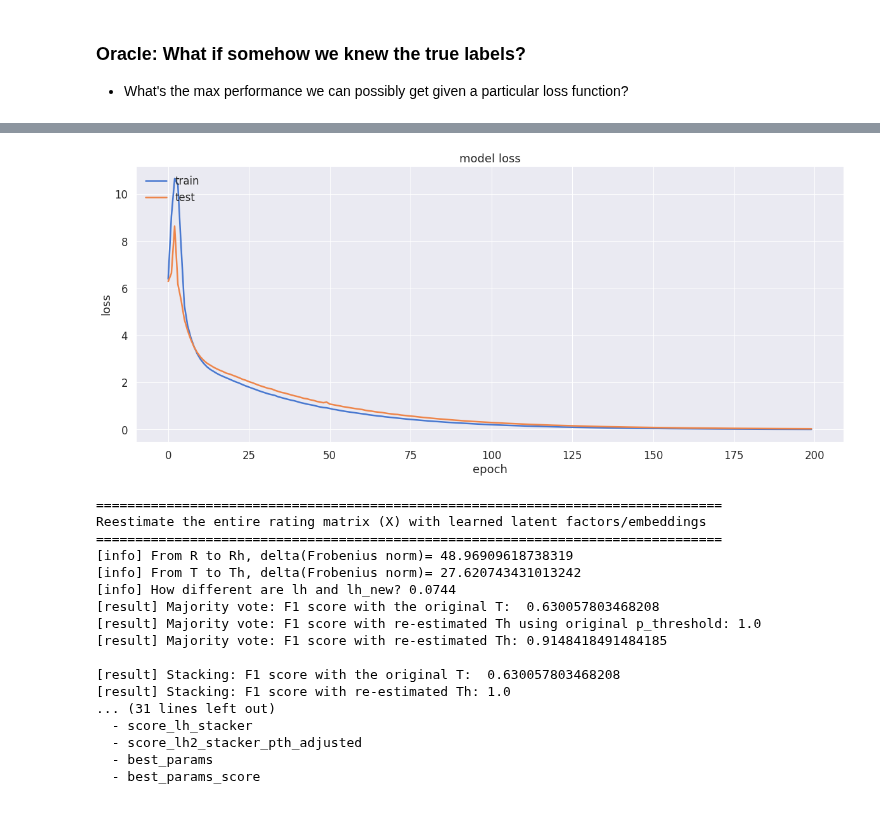
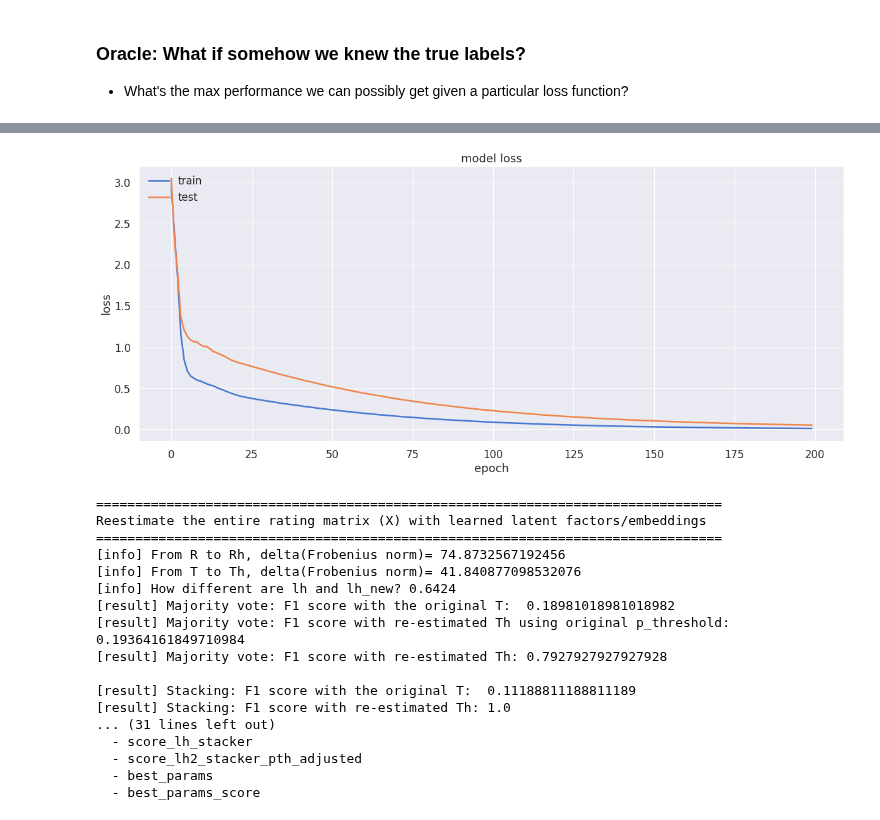
Before and after one commit to pleiadian53/cf_ensemble, a Jupyter notebook: Demo-CF-Stacking-part4.ipynb, the cells around one changed output, grey strips where cells are left out. Drawn from its saved outputs; the diff is of its cells as text; code cells hidden in the pictures.

```diff
--- a/Demo-CF-Stacking-part4.ipynb
+++ b/Demo-CF-Stacking-part4.ipynb
@@ -123,7 +123,7 @@ np.set_printoptions(precision=3, edgeitems=5, suppress=True)
 %matplotlib inline
 import data_pipeline as dp
 
-max_class_ratio=0.90
+max_class_ratio=0.99
 
 # get the dataset
 X0, y0 = dp.generate_imbalanced_data(class_ratio=max_class_ratio, verbose=1)
@@ -563,7 +562,7 @@ cf_model = cm.training_pipeline(input_model=(cf_model, loss_fn),
                                 policy_threshold=policy_threshold,
 
                                 conf_type=conf_type, # default sparse confidence matrix (Cn)
-                                target_type=target_type,
+                                # target_type=target_type,
 
                                 fold_number=fold_number)
 # %% [output]
@@ -661,7 +660,7 @@ n_users, n_items = X.shape
 
 # lr = 0.001
 # batch_size = 64
-target_type = 'label' # Options: 'generic', 'rating', 'label'
+# target_type = 'label' # Options: 'generic', 'rating', 'label'
 # conf_type = 'Cn' # Options: 'Cn', 'Cw', 'C0', or your customized weights
 
 epochs = 200
@@ -689,7 +688,7 @@ cf_model = cm.training_pipeline(input_model=(cf_model, loss_fn),
                                 policy_threshold=policy_threshold,
 
                                 conf_type=conf_type, # default sparse confidence matrix (Cn)
-                                target_type=target_type,
+                                # target_type=target_type,
 
                                 fold_number=fold_number)
 # %% [output]
@@ -713,4 +712,4 @@ Epoch 200/200
-[figure, old version]
+[figure, new version]
 # %%
 Pc3, _ = pmodel.color_matrix(X3, L3, p_th=p_threshold) # L3 combines L_train and L_test (true labels); X3 is same as X = [R|T]
 analyzer = cm.analyze_reconstruction(cf_model,
@@ -726,14 +725,14 @@ reestimated = analyzer(L_test, unreliable_only=True, verbose=2)
 ================================================================================
 Reestimate the entire rating matrix (X) with learned latent factors/embeddings
 ================================================================================
-[info] From R to Rh, delta(Frobenius norm)= 48.96909618738319
-[info] From T to Th, delta(Frobenius norm)= 27.620743431013242
-[info] How different are lh and lh_new? 0.0744
-[result] Majority vote: F1 score with the original T:  0.630057803468208
-[result] Majority vote: F1 score with re-estimated Th using original p_threshold: 1.0
-[result] Majority vote: F1 score with re-estimated Th: 0.9148418491484185
+[info] From R to Rh, delta(Frobenius norm)= 74.8732567192456
+[info] From T to Th, delta(Frobenius norm)= 41.840877098532076
+[info] How different are lh and lh_new? 0.6424
+[result] Majority vote: F1 score with the original T:  0.18981018981018982
+[result] Majority vote: F1 score with re-estimated Th using original p_threshold: 0.19364161849710984
+[result] Majority vote: F1 score with re-estimated Th: 0.7927927927927928
 
-[result] Stacking: F1 score with the original T:  0.630057803468208
+[result] Stacking: F1 score with the original T:  0.11188811188811189
 [result] Stacking: F1 score with re-estimated Th: 1.0
 ... (31 lines left out)
   - score_lh_stacker
```
Also changed, not shown: parts of 13 cells of this notebook, 7 other files.
